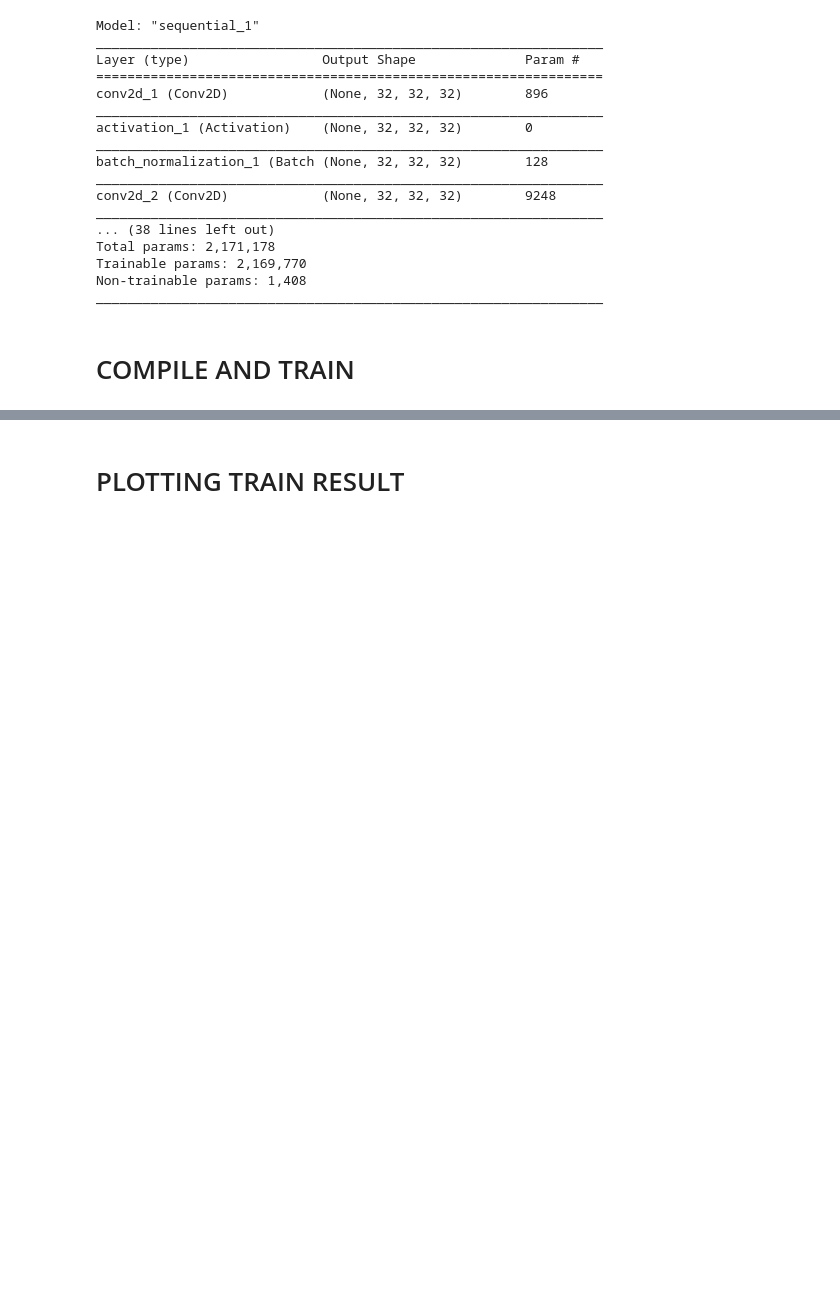
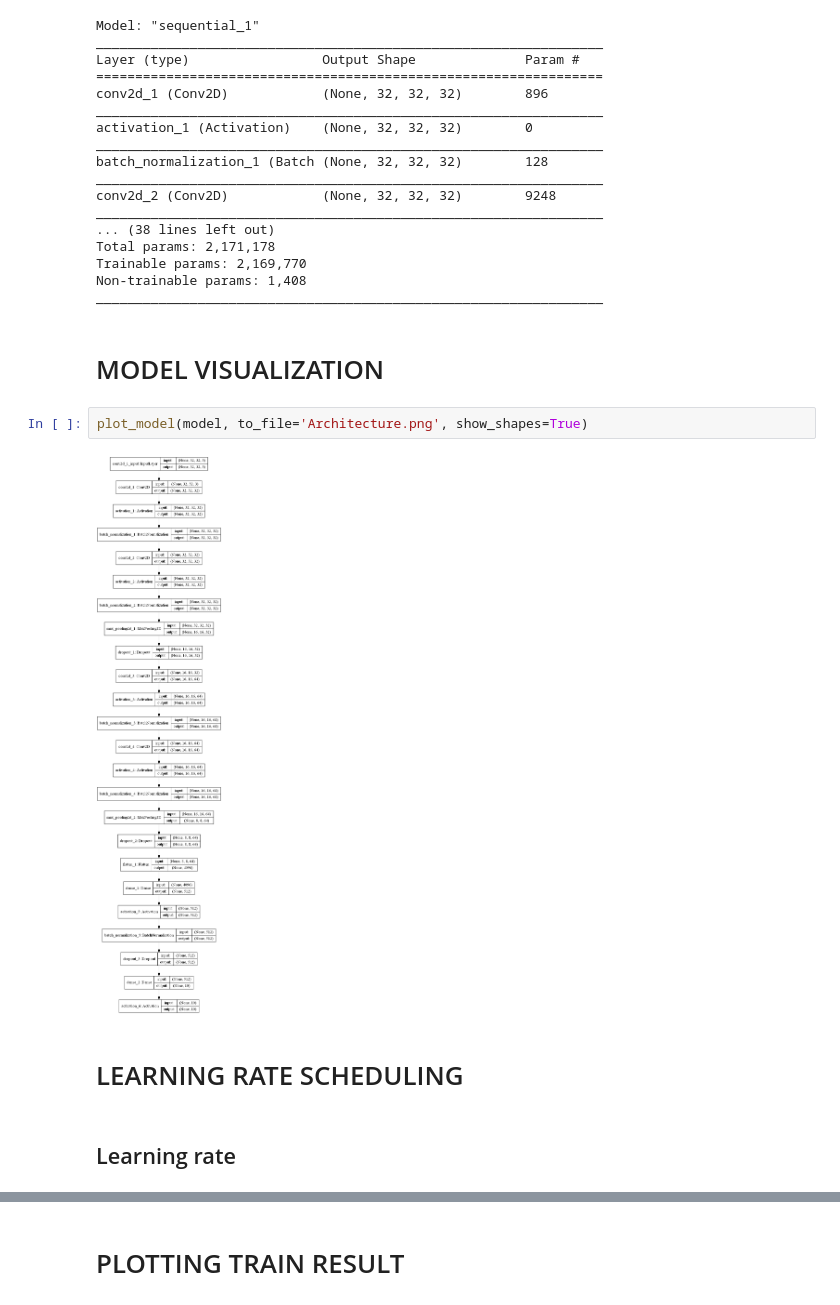
Before and after one commit to Plux1/Deep-Learning, a Jupyter notebook: Computer Vision/imagelab/nn/conv/jupyiter/miniVGGNET/shallowVGGNET.ipynb, the cells around one changed output, grey strips where cells are left out. Cells and saved outputs as stored; diff of their text form; blank space fills up the shorter version.

```diff
--- a/Computer Vision/imagelab/nn/conv/jupyiter/miniVGGNET/shallowVGGNET.ipynb
+++ b/Computer Vision/imagelab/nn/conv/jupyiter/miniVGGNET/shallowVGGNET.ipynb
@@ -122,5 +153,13 @@ Total params: 2,171,178
 Trainable params: 2,169,770
 Non-trainable params: 1,408
 _________________________________________________________________
-# %% [markdown]
-# COMPILE AND TRAIN
+# %% [markdown]
+# MODEL VISUALIZATION
+# %%
+plot_model(model, to_file='Architecture.png', show_shapes=True)
+# %% [output]
+[figure, added]
+# %% [markdown]
+# LEARNING RATE SCHEDULING
+# %% [markdown]
+## Learning rate
```
Also changed, not shown: parts of 25 cells of this notebook, 3 other files.
